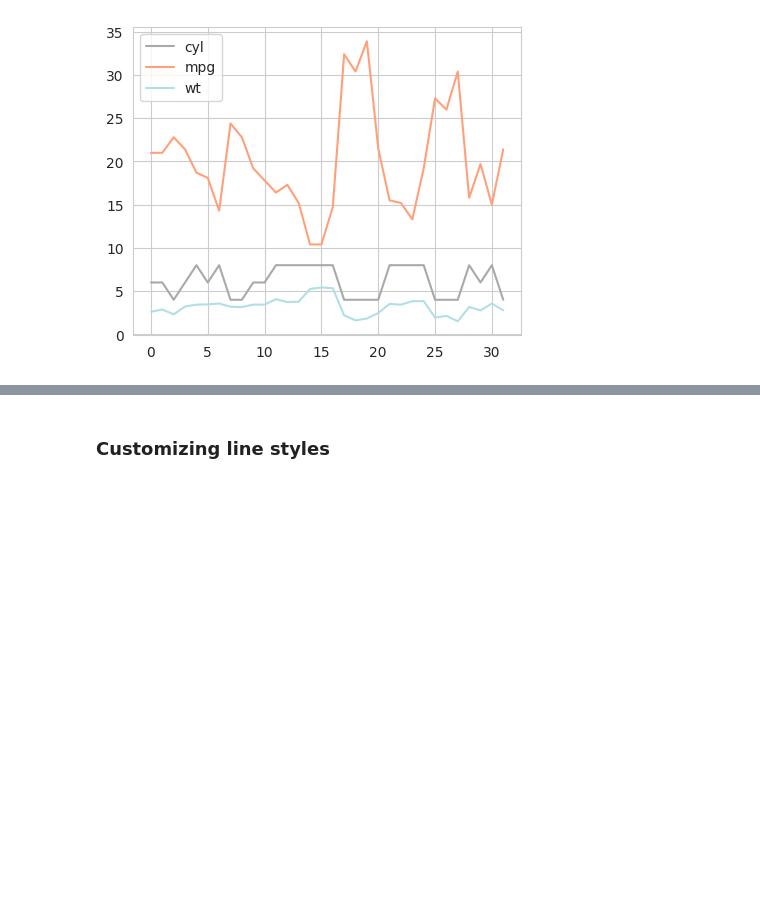
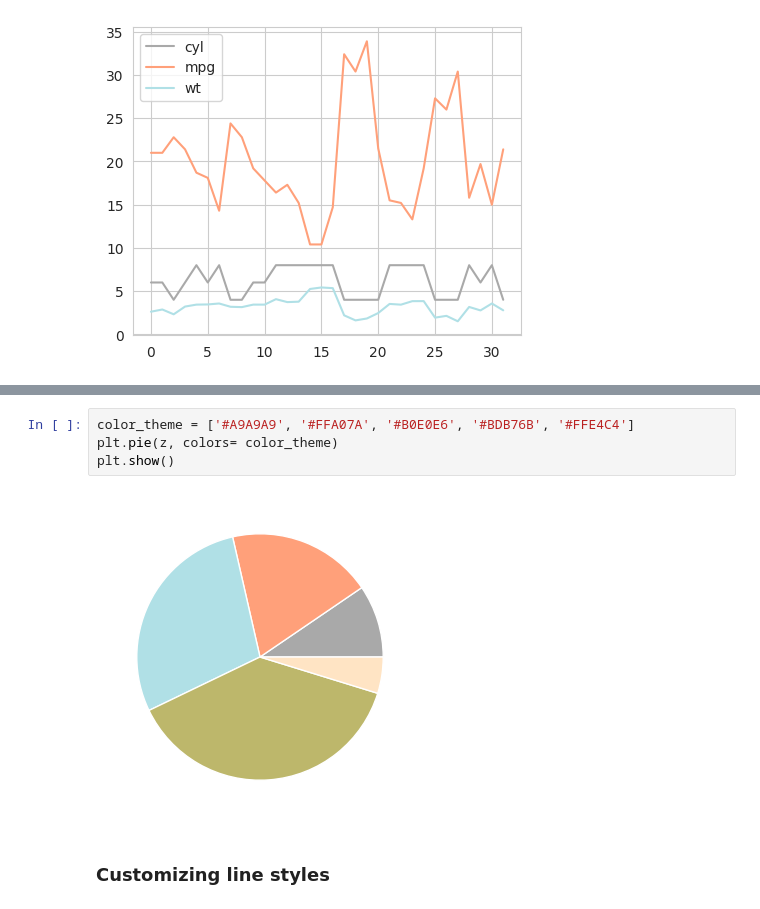
Before and after one commit to MaryWagura/python-for-data-science-and-machine-learning-essential-training-part-1-3006708, a Jupyter notebook: notebooks/04_04b.ipynb, the cells around one changed output, grey strips where cells are left out. Drawn from its saved outputs; the diff is of its cells as text; blank space fills up the shorter version.

```diff
--- a/notebooks/04_04b.ipynb
+++ b/notebooks/04_04b.ipynb
@@ -49,3 +55,9 @@ df.plot(color= color_theme)
+# %%
+color_theme = ['#A9A9A9', '#FFA07A', '#B0E0E6', '#BDB76B', '#FFE4C4']
+plt.pie(z, colors= color_theme)
+plt.show()
+# %% [output]
+[figure, added]
 # %% [markdown]
 ### Customizing line styles
 # %% [markdown]
```
Also changed, not shown: parts of 1 cell of this notebook.
